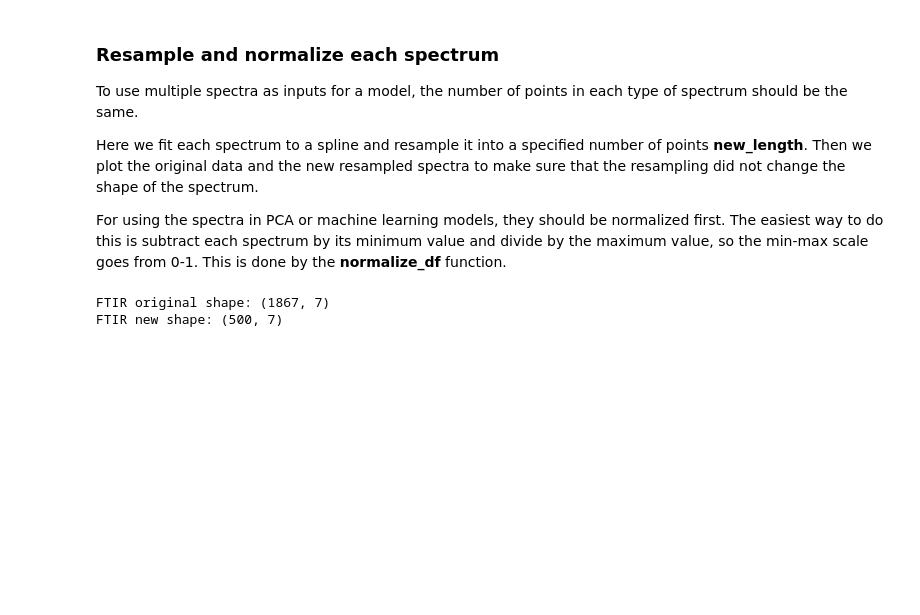
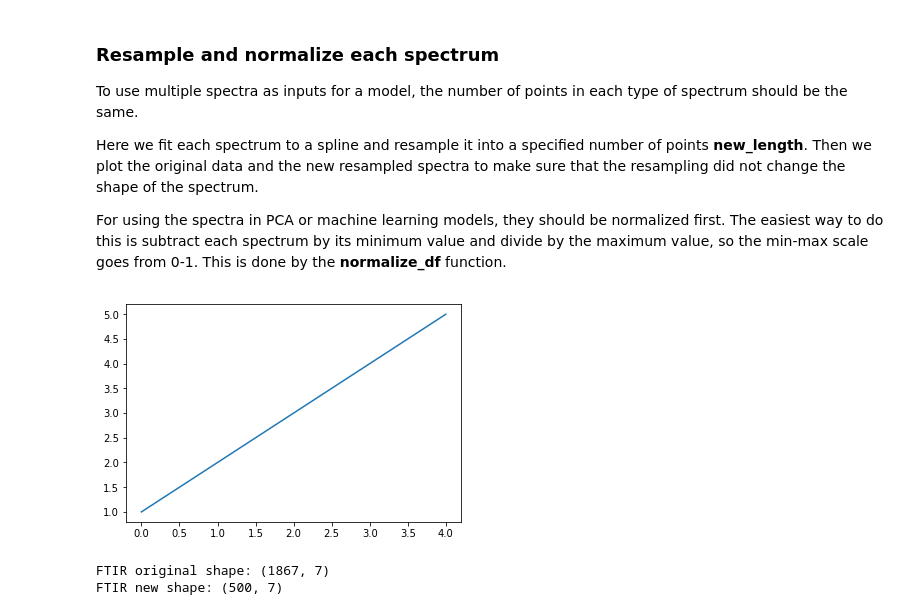
Before and after one commit to ericmuckley/code, a Jupyter notebook: milk_analysis.ipynb, the cells around one changed output. Saved outputs shown, nothing was run; the diff lists cells and outputs as text; code cells hidden in the pictures; blank space fills up the shorter version.

```diff
--- a/milk_analysis.ipynb
+++ b/milk_analysis.ipynb
@@ -144,6 +144,13 @@ For using the spectra in PCA or machine learning models, they should be
 normalized first. The easiest way to do this is subtract each spectrum
 by its minimum value and divide by the maximum value, so the min-max
 scale goes from 0-1. This is done by the **normalize_df** function.
+# %%
+import matplotlib.pyplot as plt
+
+plt.plot([1,2,3,4,5])
+plt.show()
+# %% [output]
+[figure, added]
 # %%
 def arr_resample(arr, new_len=100, new_xlims=None, vec_scale='lin', k=3, s=0):
     '''
```
